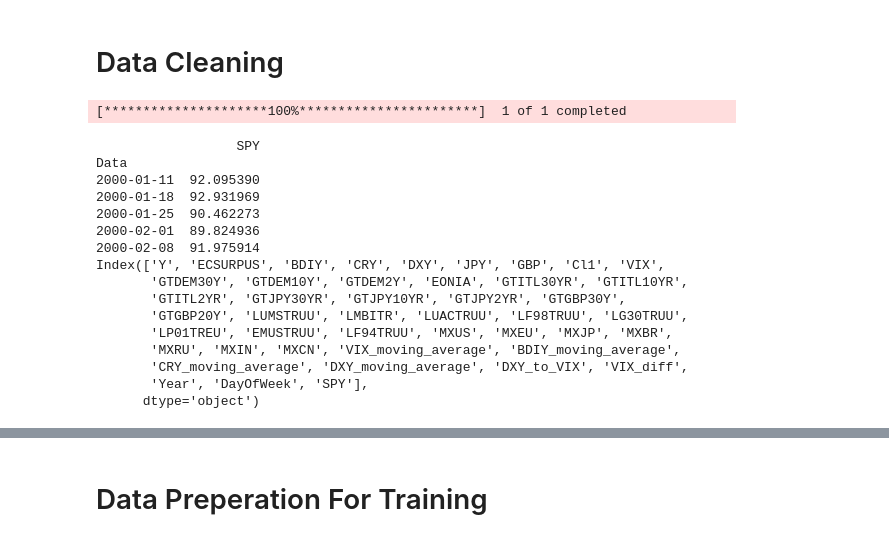
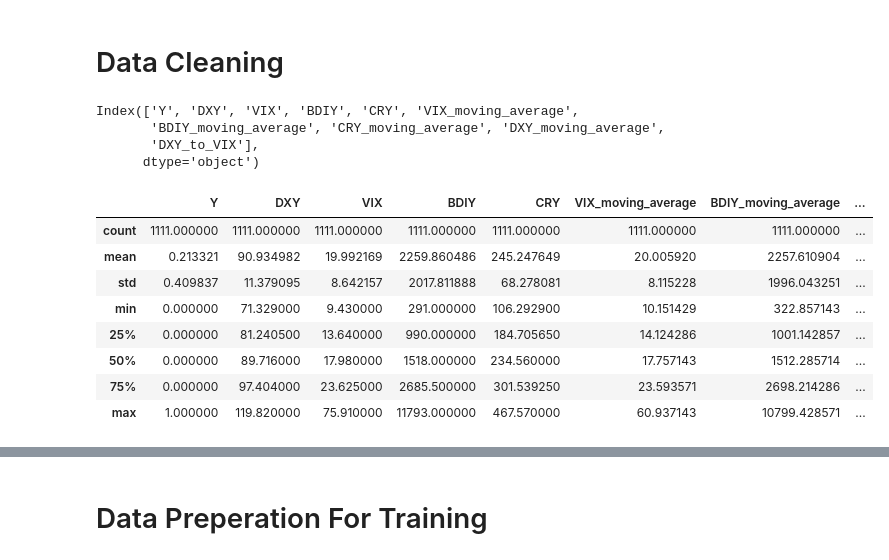
Before and after one commit to HAIBALLA1/market_crash_detection, a Jupyter notebook: notebooks/data_analysis.ipynb, the cells around one changed output, grey strips where cells are left out. Cells and saved outputs as stored; diff of their text form; code cells hidden in the pictures.

```diff
--- a/notebooks/data_analysis.ipynb
+++ b/notebooks/data_analysis.ipynb
@@ -24,72 +24,44 @@ import yfinance as yf
 # %% [markdown]
 # Data Cleaning
 # %%
-# Load the dataset
 dataset = pd.read_excel('../data/FinancialMarketData.xlsx', sheet_name='EWS')
+
+# Select only the crucial columns
+selected_columns = ['Y' ,'DXY', 'VIX', 'BDIY', 'CRY', 'Data']
+dataset = dataset[selected_columns]
 
 # Calculate moving averages
 dataset['VIX_moving_average'] = dataset['VIX'].rolling(window=7).mean()
 dataset['BDIY_moving_average'] = dataset['BDIY'].rolling(window=7).mean()
 dataset['CRY_moving_average'] = dataset['CRY'].rolling(window=7).mean()
-dataset['Cl1_moving_average'] = dataset['Cl1'].rolling(window=7).mean()
-dataset['USGG2YR_moving_average'] = dataset['USGG2YR'].rolling(window=7).mean()
-dataset['GT10_moving_average'] = dataset['GT10'].rolling(window=7).mean()
 dataset['DXY_moving_average'] = dataset['DXY'].rolling(window=7).mean()
 
-# Calculate ratios
+# Calculate ratio
 dataset['DXY_to_VIX'] = dataset['DXY'] / dataset['VIX']
-
-# Calculate differences
-dataset['VIX_diff'] = dataset['VIX'].diff()
-
-# Add date-based features
-dataset['Year'] = dataset['Data'].dt.year
-dataset['Month'] = dataset['Data'].dt.month
-dataset['Day'] = dataset['Data'].dt.day
-dataset['DayOfWeek'] = dataset['Data'].dt.dayofweek
-
-# Calculate correlation matrix and filter low correlation columns
-correlation_matrix = dataset.corr()
-low_cor_cols = correlation_matrix['Y'][abs(correlation_matrix['Y']) < 0.04].index
-
-# Drop low-correlation columns
-dataset_cleaned = dataset.drop(columns=low_cor_cols)
 
 # Convert 'Data' column to datetime and set it as the index
 dataset['Data'] = pd.to_datetime(dataset['Data'])  # Ensure the 'Data' column is in datetime format
-dataset.set_index('Data', inplace=True)  # Set 'Data' as the index for alignment
+dataset.set_index('Data', inplace=True)  # Set 'Data' as the index
 
-# Assign the datetime index to the cleaned dataset
-dataset_cleaned['Data'] = dataset.index  # Transfer the dates into dataset_cleaned
-dataset_cleaned.set_index('Data', inplace=True)  # Set 'Data' as the index
+# Handle missing values (if any)
+dataset_cleaned = dataset.ffill().bfill()
 
-# Download SPY data using yfinance for the same date range
-spy_data = yf.download("SPY", start="2000-01-11", end="2021-04-20")
 
-# Align SPY data with the cleaned dataset and fill missing values
-dataset_cleaned['SPY'] = spy_data['Close'].reindex(dataset_cleaned.index, method='ffill')
+print( dataset_cleaned.columns)
 
-# Verify the results
-print(dataset_cleaned[['SPY']].head())
 dataset_cleaned.describe()
-
-print(dataset_cleaned.columns)
 # %% [output]
-[*********************100%***********************]  1 of 1 completed
+Index(['Y', 'DXY', 'VIX', 'BDIY', 'CRY', 'VIX_moving_average',
+       'BDIY_moving_average', 'CRY_moving_average', 'DXY_moving_average',
+       'DXY_to_VIX'],
+      dtype='object')
-                  SPY
-Data
-2000-01-11  92.095390
-2000-01-18  92.931969
-2000-01-25  90.462273
-2000-02-01  89.824936
-2000-02-08  91.975914
-Index(['Y', 'ECSURPUS', 'BDIY', 'CRY', 'DXY', 'JPY', 'GBP', 'Cl1', 'VIX',
-       'GTDEM30Y', 'GTDEM10Y', 'GTDEM2Y', 'EONIA', 'GTITL30YR', 'GTITL10YR',
-       'GTITL2YR', 'GTJPY30YR', 'GTJPY10YR', 'GTJPY2YR', 'GTGBP30Y',
-       'GTGBP20Y', 'LUMSTRUU', 'LMBITR', 'LUACTRUU', 'LF98TRUU', 'LG30TRUU',
-       'LP01TREU', 'EMUSTRUU', 'LF94TRUU', 'MXUS', 'MXEU', 'MXJP', 'MXBR',
-       'MXRU', 'MXIN', 'MXCN', 'VIX_moving_average', 'BDIY_moving_average',
-       'CRY_moving_average', 'DXY_moving_average', 'DXY_to_VIX', 'VIX_diff',
-       'Year', 'DayOfWeek', 'SPY'],
-      dtype='object')
+|  | Y | DXY | VIX | BDIY | CRY | VIX_moving_average | BDIY_moving_average | ... |
+| count | 1111.000000 | 1111.000000 | 1111.000000 | 1111.000000 | 1111.000000 | 1111.000000 | 1111.000000 | ... |
+| mean | 0.213321 | 90.934982 | 19.992169 | 2259.860486 | 245.247649 | 20.005920 | 2257.610904 | ... |
+| std | 0.409837 | 11.379095 | 8.642157 | 2017.811888 | 68.278081 | 8.115228 | 1996.043251 | ... |
+| min | 0.000000 | 71.329000 | 9.430000 | 291.000000 | 106.292900 | 10.151429 | 322.857143 | ... |
+| 25% | 0.000000 | 81.240500 | 13.640000 | 990.000000 | 184.705650 | 14.124286 | 1001.142857 | ... |
+| 50% | 0.000000 | 89.716000 | 17.980000 | 1518.000000 | 234.560000 | 17.757143 | 1512.285714 | ... |
+| 75% | 0.000000 | 97.404000 | 23.625000 | 2685.500000 | 301.539250 | 23.593571 | 2698.214286 | ... |
+| max | 1.000000 | 119.820000 | 75.910000 | 11793.000000 | 467.570000 | 60.937143 | 10799.428571 | ... |
 # %%
```
Also changed, not shown: parts of 10 cells of this notebook.
